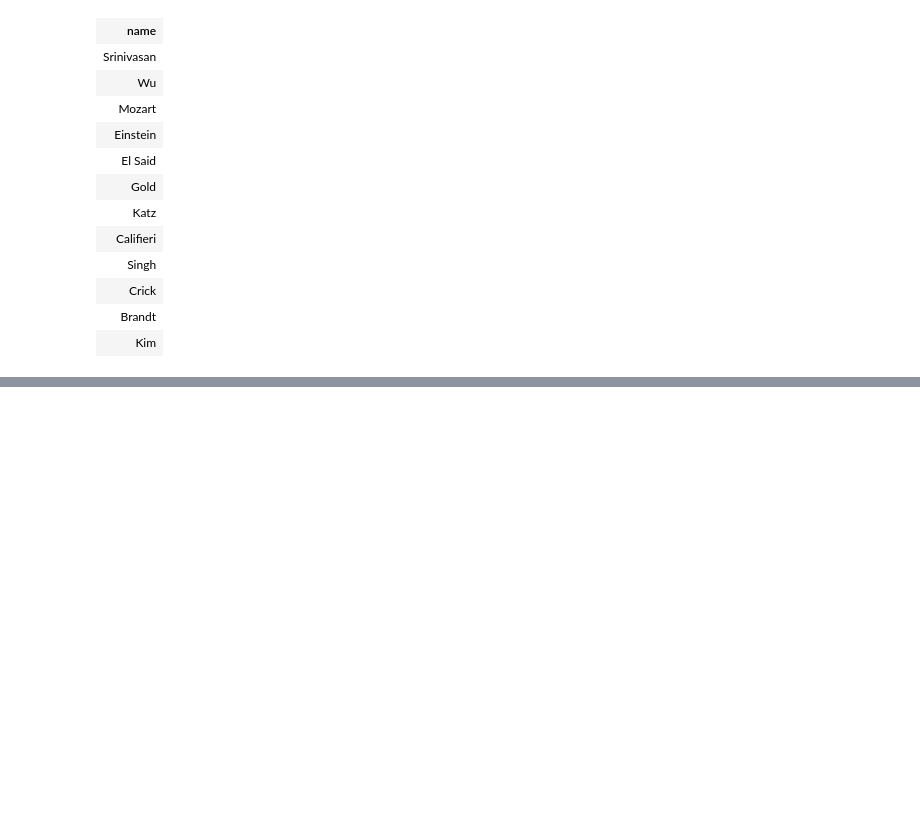
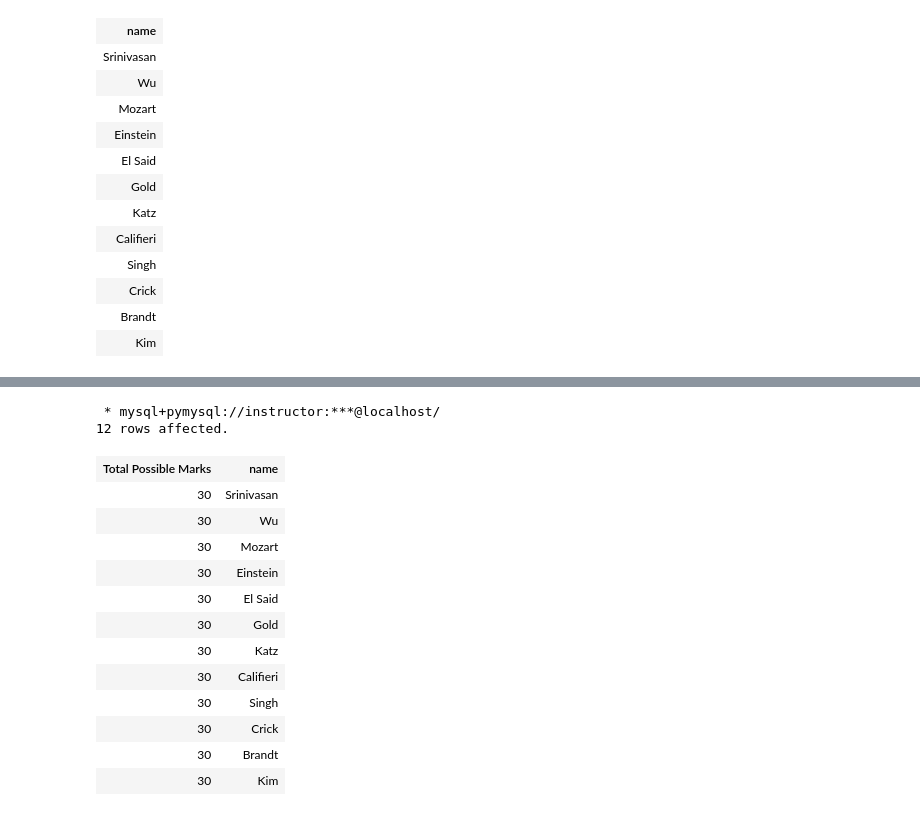
Before and after one commit to atu-se/atu.innomadic.com, a Jupyter notebook: courses/db/notebooks/Chapter 3.ipynb, the cells around one changed output, grey strips where cells are left out. Saved outputs shown, nothing was run; the diff lists cells and outputs as text; code cells hidden in the pictures; blank space fills up the shorter version.

```diff
--- a/courses/db/notebooks/Chapter 3.ipynb
+++ b/courses/db/notebooks/Chapter 3.ipynb
@@ -360,3 +427,23 @@ select '437';
+# %%
+%%sql
+select '30' as 'Total Possible Marks', name
+from instructor;
+# %% [output]
+ * mysql+pymysql://instructor:***@localhost/
+12 rows affected.
+| Total Possible Marks | name |
+| 30 | Srinivasan |
+| 30 | Wu |
+| 30 | Mozart |
+| 30 | Einstein |
+| 30 | El Said |
+| 30 | Gold |
+| 30 | Katz |
+| 30 | Califieri |
+| 30 | Singh |
+| 30 | Crick |
+| 30 | Brandt |
+| 30 | Kim |
 # %%
 %%sql
 select '437' as FOO;
```
Also changed, not shown: parts of 18 cells of this notebook.
